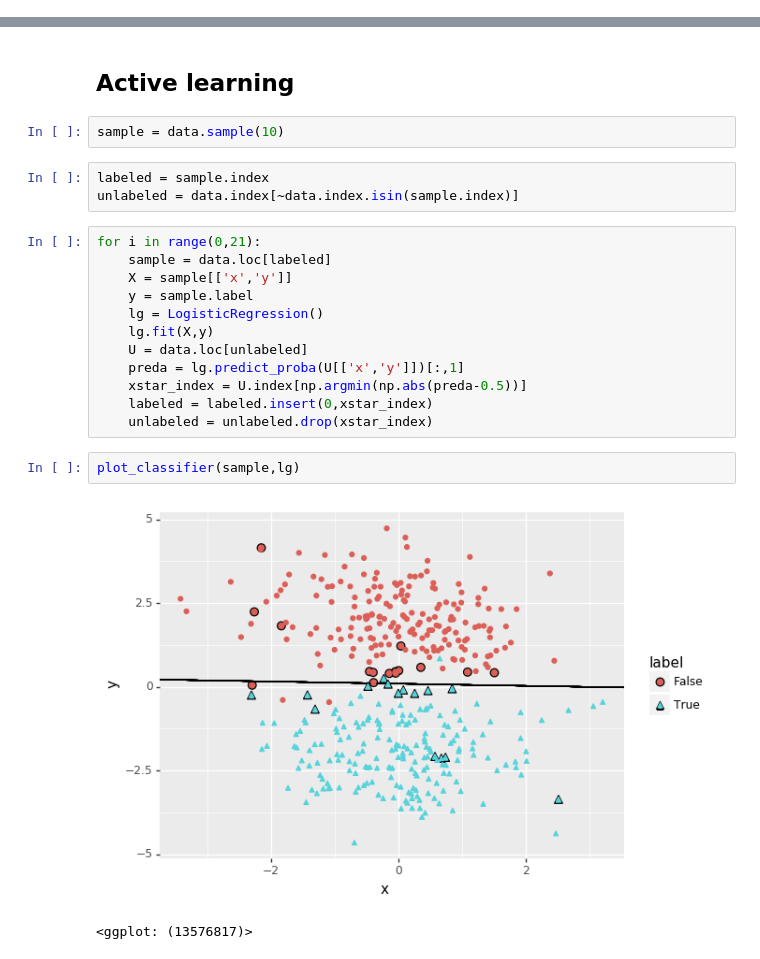
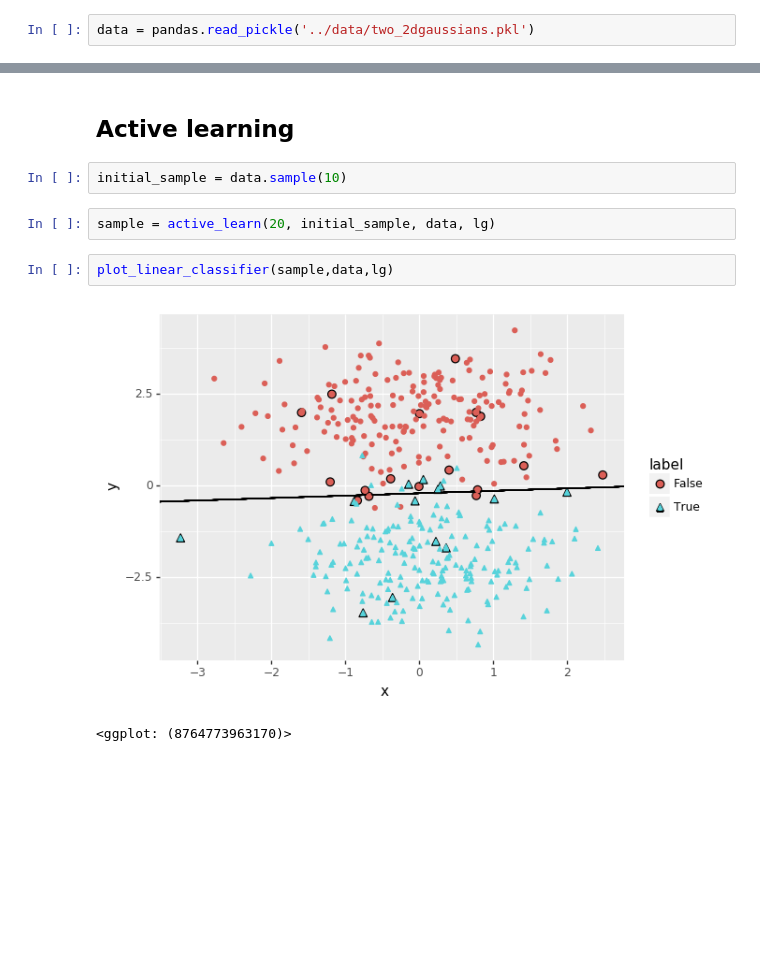
Before and after one commit to herwinvw/ActiveLearning, a Jupyter notebook: chapter2_uncertainty_sampling/uncertainty_sampling_classification.ipynb, the cells around one changed output, grey strips where cells are left out. Saved outputs shown, nothing was run; the diff lists cells and outputs as text; blank space fills up the shorter version.

```diff
--- a/chapter2_uncertainty_sampling/uncertainty_sampling_classification.ipynb
+++ b/chapter2_uncertainty_sampling/uncertainty_sampling_classification.ipynb
@@ -19,3 +34,5 @@ data = pandas.DataFrame({'x':x,'y':y,'label':label})
+# %%
+data = pandas.read_pickle('../data/two_2dgaussians.pkl')
 # %%
 ggplot(data, aes(x='x', y='y', fill='label', shape='label'))+geom_point(size=3)
 # %% [output]
@@ -53,24 +69,11 @@ plot_classifier(sample,lg)
 # %% [markdown]
 ## Active learning
 # %%
-sample = data.sample(10)
+initial_sample = data.sample(10)
-# %%
-labeled = sample.index
-unlabeled = data.index[~data.index.isin(sample.index)]
-# %%
-for i in range(0,21):
-    sample = data.loc[labeled]
-    X = sample[['x','y']]
-    y = sample.label
-    lg = LogisticRegression()
-    lg.fit(X,y)
-    U = data.loc[unlabeled]
-    preda = lg.predict_proba(U[['x','y']])[:,1]
-    xstar_index = U.index[np.argmin(np.abs(preda-0.5))]
-    labeled = labeled.insert(0,xstar_index)
-    unlabeled = unlabeled.drop(xstar_index)
+# %%
+sample = active_learn(20, initial_sample, data, lg)
 # %%
-plot_classifier(sample,lg)
+plot_linear_classifier(sample,data,lg)
 # %% [output]
-[figure, old version]
+[figure, new version]
-<ggplot: (13576817)>
+<ggplot: (8764773963170)>
```
Also changed, not shown: parts of 43 cells of this notebook, 15 other files.
